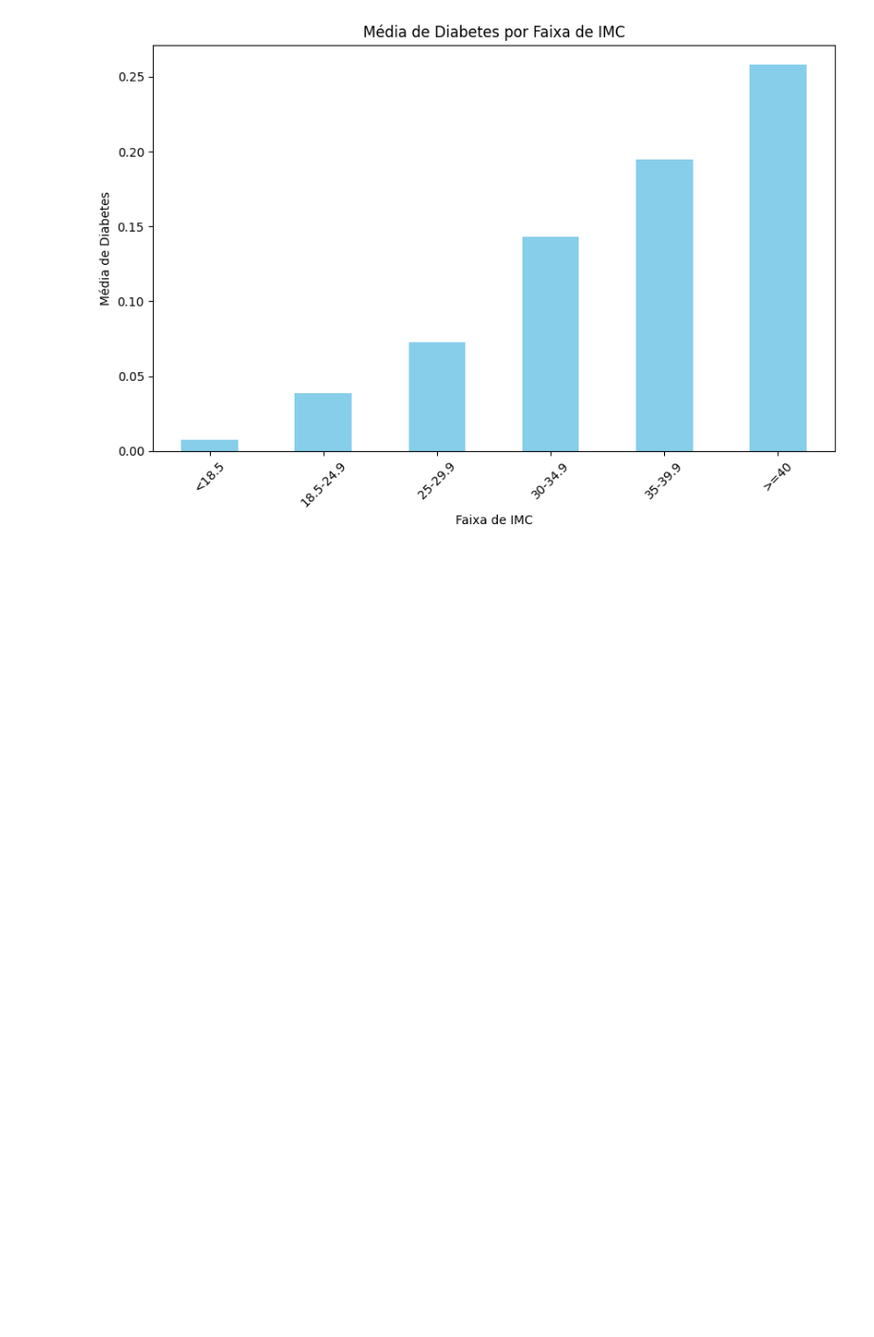
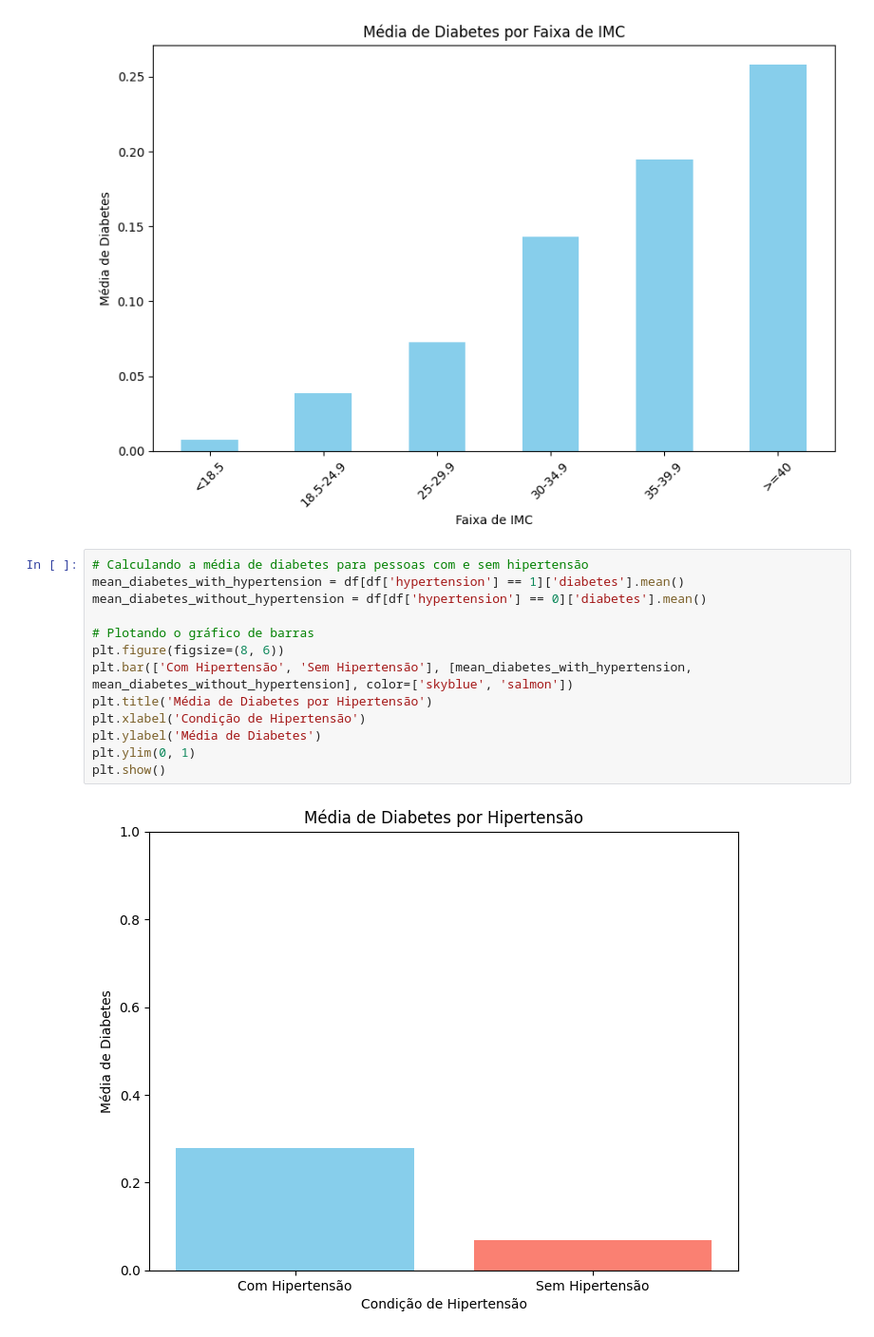
Before and after one commit to renanvilabela/Classifica-o, a Jupyter notebook: Entrega_final_Classificação.ipynb, the cells around one changed output. Shown at 95% size. Saved outputs shown, nothing was run; the diff lists cells and outputs as text; blank space fills up the shorter version.

```diff
--- a/Entrega_final_Classificação.ipynb
+++ b/Entrega_final_Classificação.ipynb
@@ -576,3 +576,18 @@ plt.xticks(rotation=45)
 plt.show()
 # %% [output]
 [figure]
+# %%
+# Calculando a média de diabetes para pessoas com e sem hipertensão
+mean_diabetes_with_hypertension = df[df['hypertension'] == 1]['diabetes'].mean()
+mean_diabetes_without_hypertension = df[df['hypertension'] == 0]['diabetes'].mean()
+
+# Plotando o gráfico de barras
+plt.figure(figsize=(8, 6))
+plt.bar(['Com Hipertensão', 'Sem Hipertensão'], [mean_diabetes_with_hypertension, mean_diabetes_without_hypertension], color=['skyblue', 'salmon'])
+plt.title('Média de Diabetes por Hipertensão')
+plt.xlabel('Condição de Hipertensão')
+plt.ylabel('Média de Diabetes')
+plt.ylim(0, 1)
+plt.show()
+# %% [output]
+[figure, added]
```
